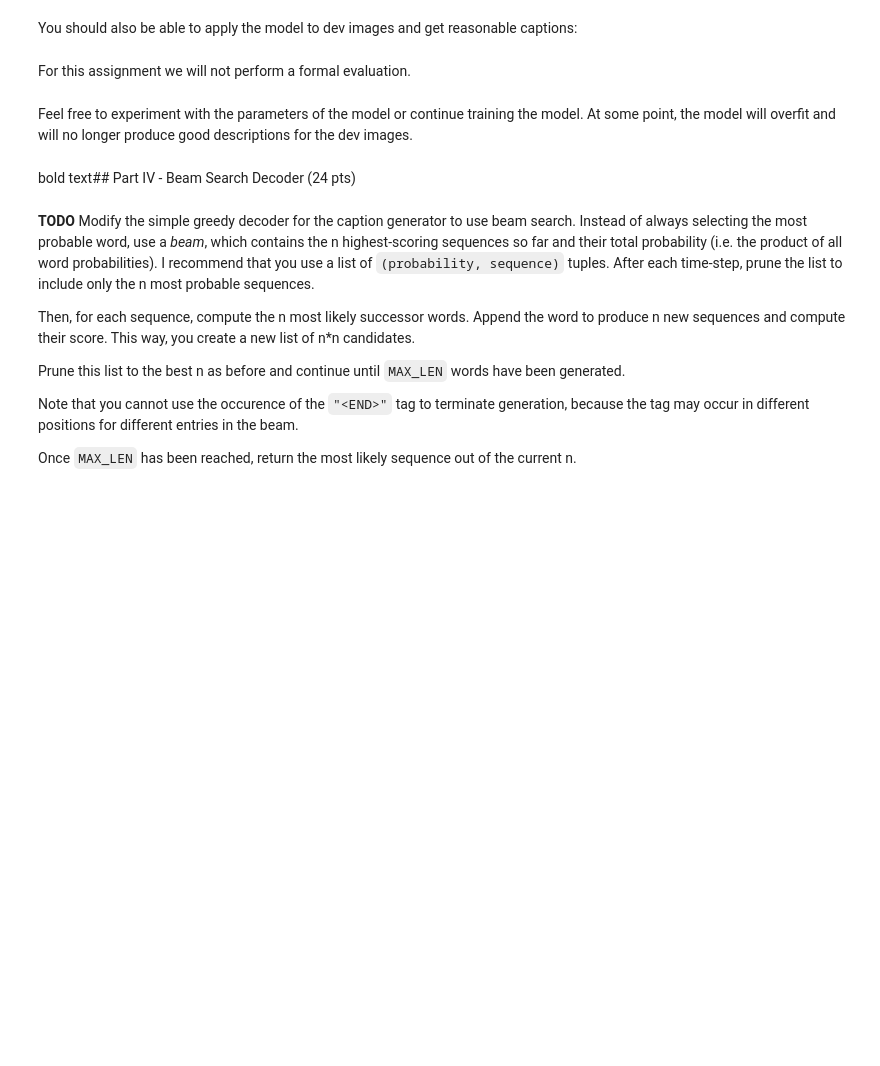
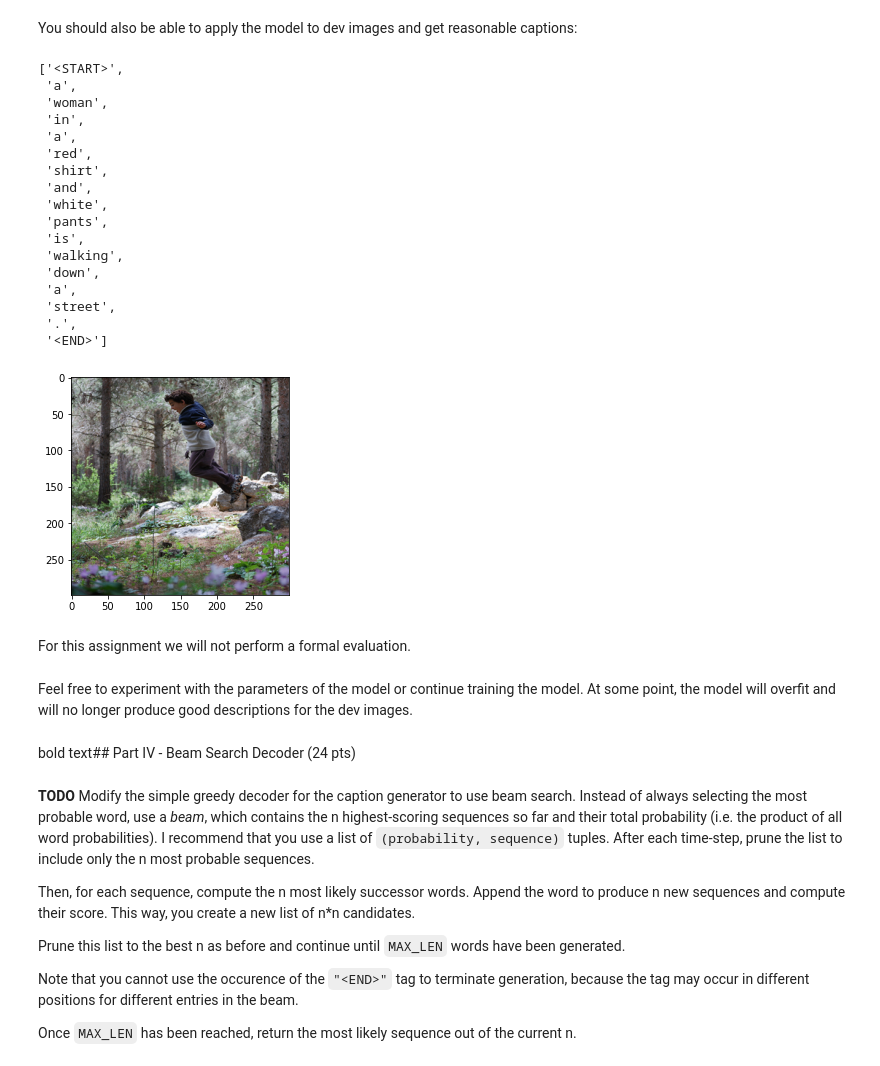
Before and after one commit to rommelnunez/NLP_Fall2021, a Jupyter notebook: homework4.ipynb, the cells around one changed output. Drawn from its saved outputs; the diff is of its cells as text; code cells hidden in the pictures; blank space fills up the shorter version.

```diff
--- a/homework4.ipynb
+++ b/homework4.ipynb
@@ -570,7 +756,26 @@ img_decoder(enc_train[0])
 You should also be able to apply the model to dev images and get reasonable captions:
 # %%
 plt.imshow(get_image(dev_list[1]))
-img_decoder(enc_dev[0])
+image_decoder(enc_dev[0])
+# %% [output]
+['<START>',
+ 'a',
+ 'woman',
+ 'in',
+ 'a',
+ 'red',
+ 'shirt',
+ 'and',
+ 'white',
+ 'pants',
+ 'is',
+ 'walking',
+ 'down',
+ 'a',
+ 'street',
+ '.',
+ '<END>']
+[figure, added]
 # %% [markdown]
 For this assignment we will not perform a formal evaluation.
 # %% [markdown]
```
Also changed, not shown: parts of 40 cells of this notebook.
